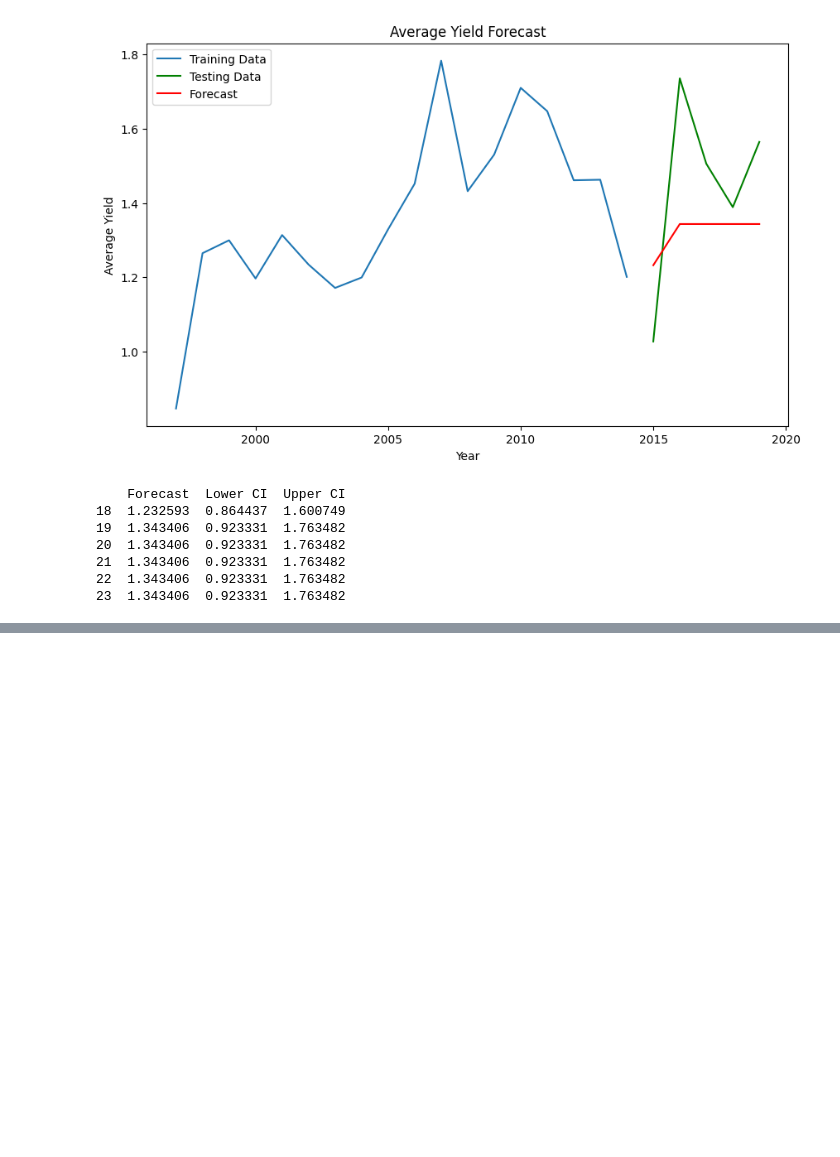
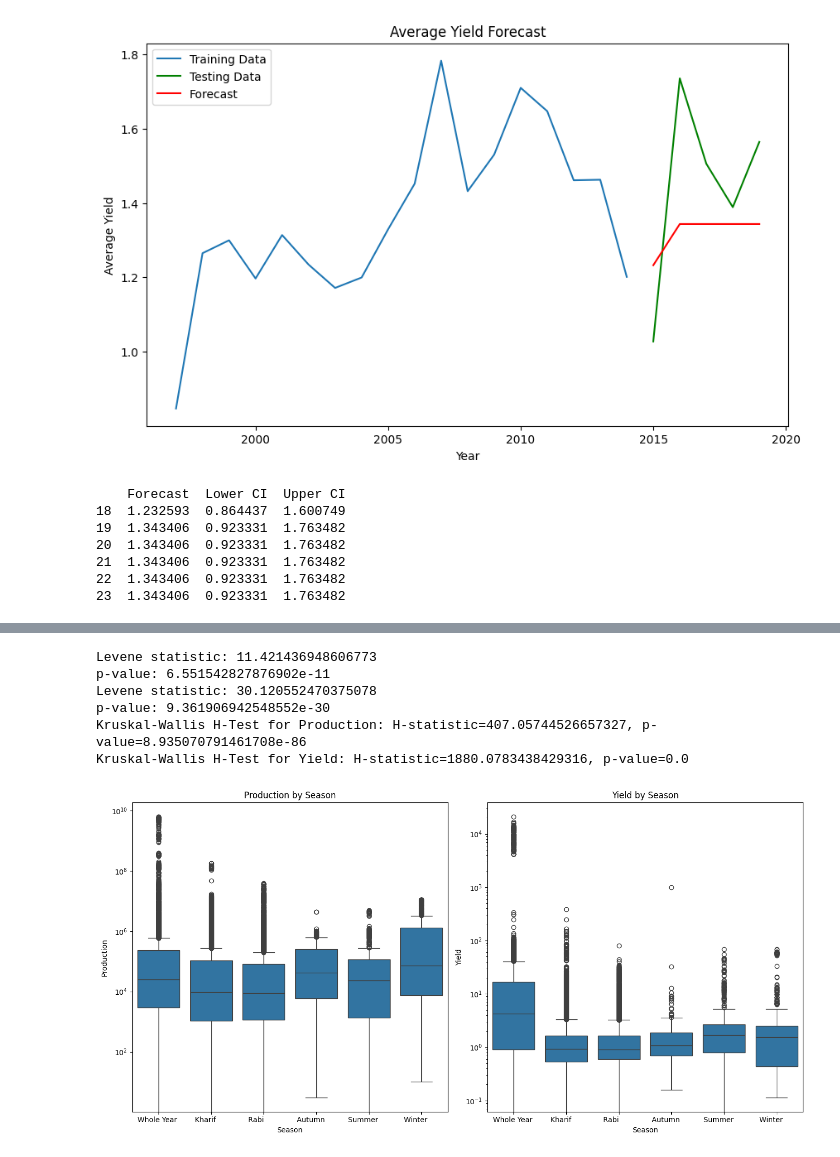
Before and after one commit to haritanair/Time-Series-Analysis_Agricultural-Dataset, a Jupyter notebook: MSc_project_Haritha.ipynb, the cells around one changed output, grey strips where cells are left out. Saved outputs shown, nothing was run; the diff lists cells and outputs as text; code cells hidden in the pictures; blank space fills up the shorter version.

```diff
--- a/MSc_project_Haritha.ipynb
+++ b/MSc_project_Haritha.ipynb
@@ -772,0 +968,71 @@ print(forecast_df)
+# %%
+import pandas as pd
+import numpy as np
+from scipy.stats import kruskal, levene
+import seaborn as sns
+import matplotlib.pyplot as plt
+
+data=df1
+# Prepare data for Kruskal-Wallis H-Test
+seasons = data['Season'].unique()
+
+# Convert Production and Yield data to NumPy arrays with consistent dimensions
+production_groups = [data[data['Season'] == season]['Production'].values for season in seasons]
+yield_groups = [data[data['Season'] == season]['Yield'].values for season in seasons]
+
+# Ensure all groups have the same length for levene test
+min_length = min(len(group) for group in production_groups)
+production_groups_equal_length = [group[:min_length] for group in production_groups]
+
+
+# Perform Levene's test on the groups with equal lengths
+stat, p = levene(*production_groups_equal_length)
+
+print('Levene statistic:', stat)
+print('p-value:', p)
+# Ensure all groups have the same length for levene test
+min_length = min(len(group) for group in yield_groups)
+yield_groups_equal_length = [group[:min_length] for group in yield_groups]
+
+
+# Perform Levene's test on the groups with equal lengths
+stat, p = levene(*yield_groups_equal_length)
+
+print('Levene statistic:', stat)
+print('p-value:', p)
+
+# Perform Kruskal-Wallis H-Test for Production
+kruskal_production_stat, kruskal_production_p = kruskal(*production_groups)
+
+# Perform Kruskal-Wallis H-Test for Yield
+kruskal_yield_stat, kruskal_yield_p = kruskal(*yield_groups)
+
+# Display results
+print(f'Kruskal-Wallis H-Test for Production: H-statistic={kruskal_production_stat}, p-value={kruskal_production_p}')
+print(f'Kruskal-Wallis H-Test for Yield: H-statistic={kruskal_yield_stat}, p-value={kruskal_yield_p}')
+
+# Visualize the data
+plt.figure(figsize=(14, 7))
+
+# Boxplot for Production by Season
+plt.subplot(1, 2, 1)
+sns.boxplot(x='Season', y='Production', data=data)
+plt.title('Production by Season')
+plt.yscale('log')  # Log scale for better visualization
+
+# Boxplot for Yield by Season
+plt.subplot(1, 2, 2)
+sns.boxplot(x='Season', y='Yield', data=data)
+plt.title('Yield by Season')
+plt.yscale('log')  # Log scale for better visualization
+
+plt.tight_layout()
+plt.show()
+# %% [output]
+Levene statistic: 11.421436948606773
+p-value: 6.551542827876902e-11
+Levene statistic: 30.120552470375078
+p-value: 9.361906942548552e-30
+Kruskal-Wallis H-Test for Production: H-statistic=407.05744526657327, p-value=8.935070791461708e-86
+Kruskal-Wallis H-Test for Yield: H-statistic=1880.0783438429316, p-value=0.0
+[figure, added]
```
Also changed, not shown: parts of 14 cells of this notebook.
